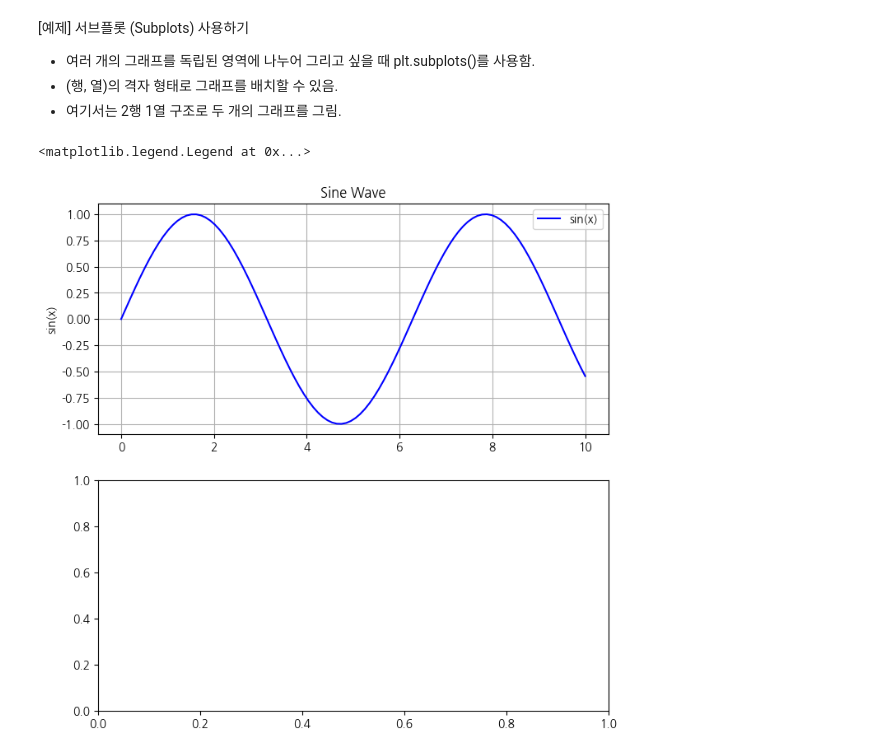
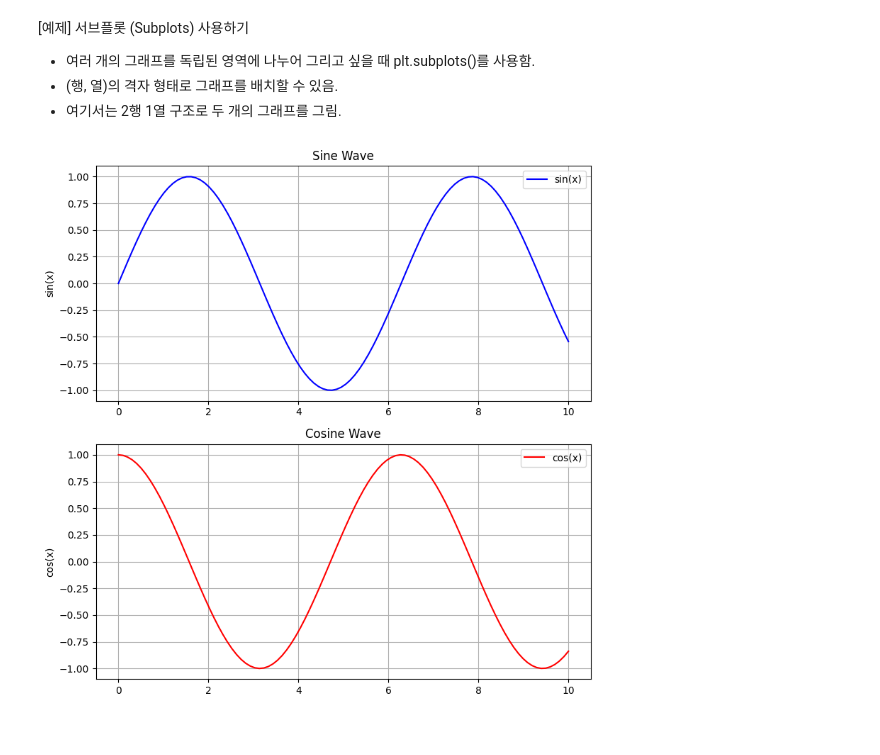
Before and after one commit to ongsoony8382/financial-data-programming, a Jupyter notebook: 데이터_시각화_(1)_3주차_동영상.ipynb, the cells around one changed output. Drawn from its saved outputs; the diff is of its cells as text; code cells hidden in the pictures.

```diff
--- a/데이터_시각화_(1)_3주차_동영상.ipynb
+++ b/데이터_시각화_(1)_3주차_동영상.ipynb
@@ -75,21 +75,33 @@ plt.show()
 # %%
 import matplotlib.pyplot as plt
 import numpy as np
 
 # 데이터 준비
 x = np.linspace(0, 10, 100) # 0부터 10까지 100개의 점
 y1 = np.sin(x) # sin 곡선
 y2 = np.cos(x) # cos 곡선
 
 # 2행 1열의 서브플롯 생성
 fig, (ax1, ax2) = plt.subplots(2,1, figsize = (8,8)) # (행, 열, 크기)
 
 # 첫 번째 그래프 (ax1)
 ax1.plot(x, y1, color = 'blue', label = 'sin(x)')
 ax1.set_title('Sine Wave')
 ax1.set_ylabel('sin(x)')
 ax1.grid(True)
 ax1.legend()
+
+# 두 번째 그래프 (ax2)
+ax2.plot(x, y2, color = 'red', label = 'cos(x)')
+ax2.set_title('Cosine Wave')
+ax2.set_ylabel('cos(x)')
+ax2.grid(True)
+ax2.legend()
+
+# 레이아웃 자동 조절
+plt.tight_layout()
+
+# 그래프 표시
+plt.show()
 # %% [output]
-<matplotlib.legend.Legend at 0x...>
-[figure, old version]
+[figure, new version]
```
Also changed, not shown: parts of 6 cells of this notebook.
